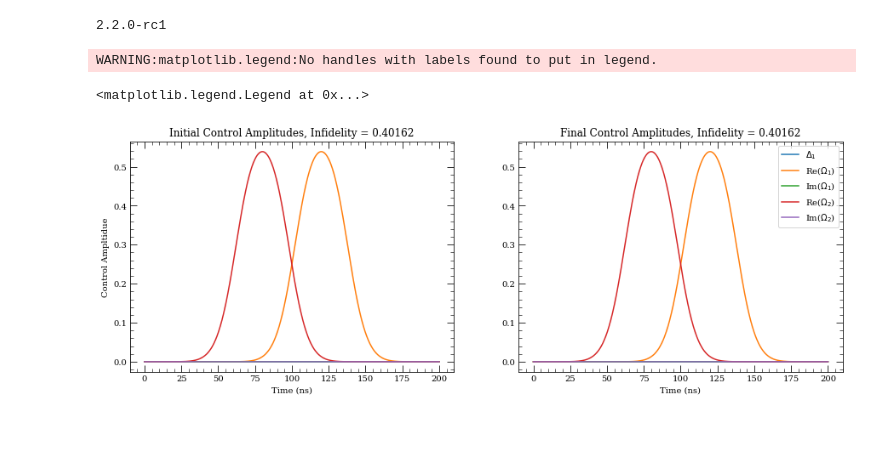
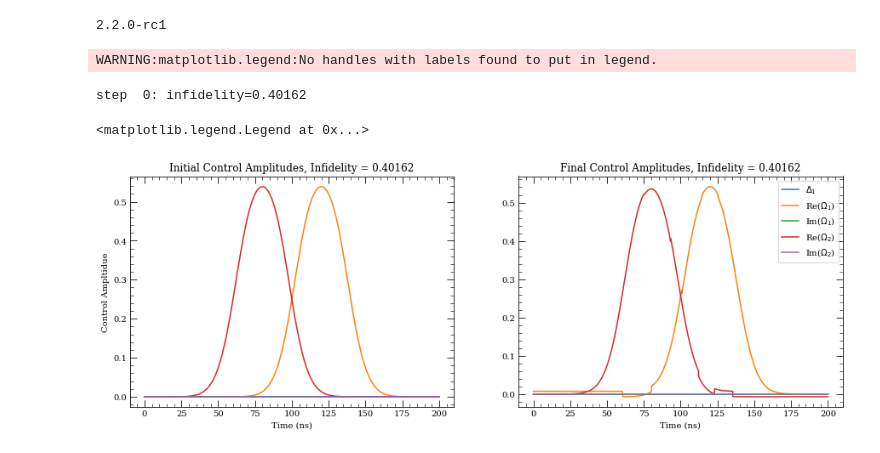
Before and after one commit to IQC-Numerical-Control-Engineering/Test, a Jupyter notebook: TF_GRAPE 3 Level_MESolve.ipynb, the cells around one changed output. Drawn from its saved outputs; the diff is of its cells as text; code cells hidden in the pictures.

```diff
--- a/TF_GRAPE 3 Level_MESolve.ipynb
+++ b/TF_GRAPE 3 Level_MESolve.ipynb
@@ -263,8 +263,9 @@ ctrl_amplitudes_initial = np.zeros([nt, 5])
 #Set Rabi frequency initial guesses as Gaussian
 sigma = t_f/10
 tau = sigma * 2
+#For Rabi 1:
 ctrl_amplitudes_initial[:,1] = np.exp(-(tlist - tau/2 - t_f/2)**2/sigma**2)
-
+#For Rabi 2:
 ctrl_amplitudes_initial[:,3] = np.exp(-(tlist + tau/2 - t_f/2)**2/sigma**2)
 
 propagator.ctrl_amplitudes.assign(ctrl_amplitudes_initial)
@@ -285,41 +286,42 @@ for amplitdue in tf.transpose(ctrl_amplitudes_initial):
 ax1.set_title('Initial Control Amplitudes, Infidelity = %2.5f' %(initial_infidelity))
 ax1.set_xlabel('Time (ns)')
 ax1.set_ylabel('Control Ampltidue')
-plt.legend()
+ax1.legend()
 
 #Optimize pulse with GRAPE:
 optimizer = tf.keras.optimizers.Adam(0.01)
 
 def optimization_step():
     with tf.GradientTape() as tape:
         infidelity = propagator.infidelity()
     gradients = tape.gradient(infidelity, [propagator.ctrl_amplitudes])
     optimizer.apply_gradients(zip(gradients, [propagator.ctrl_amplitudes]))
     return infidelity
 
-steps = range(0)
+steps = range(1)
 for step in steps:
     current_infidelity = optimization_step()
     print('step %2d: infidelity=%2.5f' %
           (step, current_infidelity))
 
 ctrl_amplitudes_final = propagator.ctrl_amplitudes.numpy()
 
 #Plot final results of control amplitudes
 ind = 0
 for amplitdue in tf.transpose(ctrl_amplitudes_final):
     ##Plotting control amplitudes:
     # ax2.plot(tlist/ns, amplitdue, label = labels[ind])
     ##Plotting actual input functions (tanh(ctrl_amplitudes)):
     ax2.plot(tlist/ns, 1/np.sqrt(2) * np.tanh(amplitdue), label = labels[ind])
     ind += 1
 ax2.set_title('Final Control Amplitudes, Infidelity = %2.5f' %(current_infidelity))
 ax2.set_xlabel('Time (ns)')
-plt.legend()
+ax2.legend()
 # %% [output]
 WARNING:matplotlib.legend:No handles with labels found to put in legend.
-<matplotlib.legend.Legend at 0x...>
+step  0: infidelity=0.40162
+<matplotlib.legend.Legend at 0x...>
-[figure, old version]
+[figure, new version]
 # %%
 ##Use final optimized pulse in Master Equation to get actual final fidelity:
 def MEsolve_5lvl_t(time, argsME5lvl):
```
Also changed, not shown: parts of 1 cell of this notebook.
